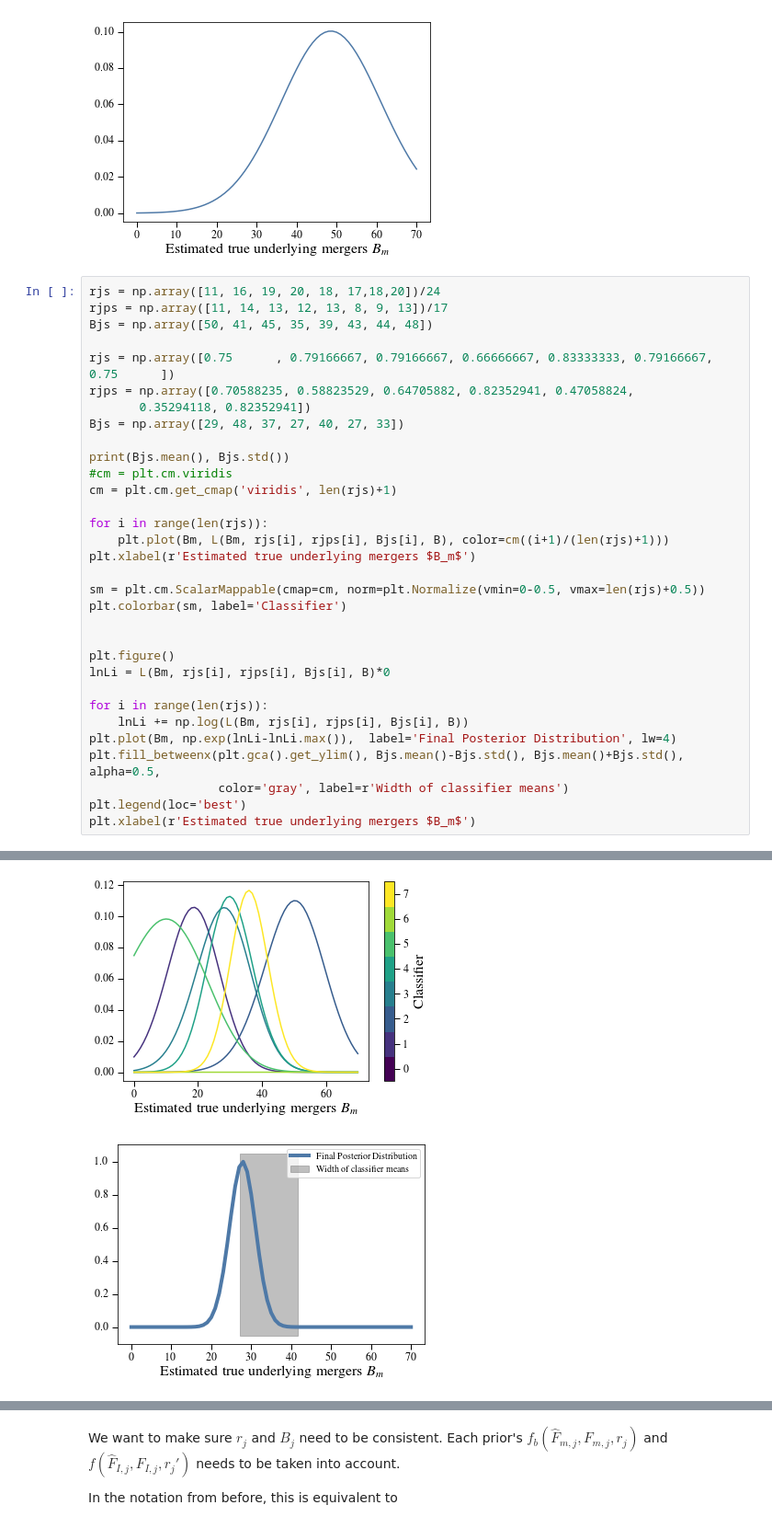
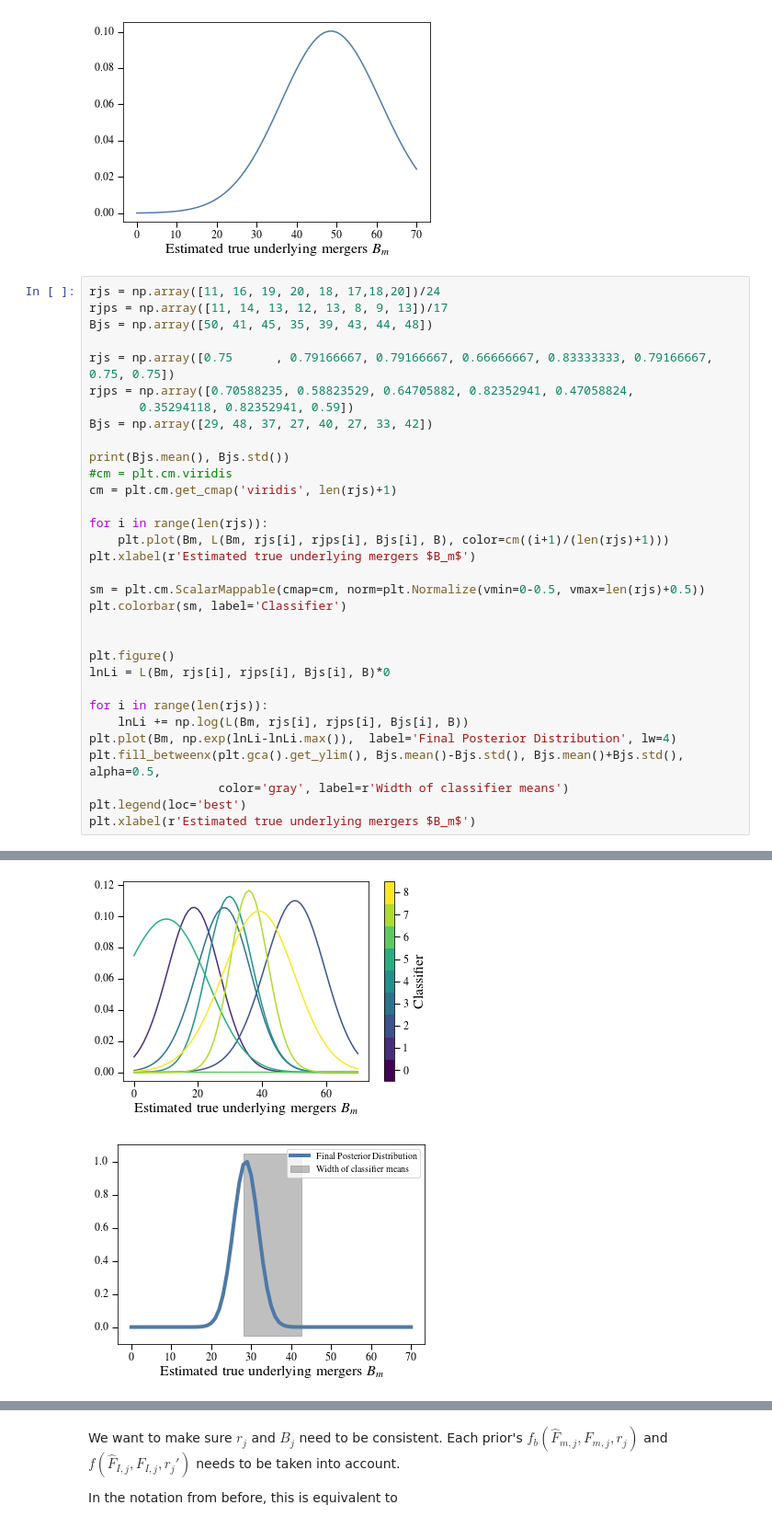
Before and after one commit to dncnwtts/merger_classification, a Jupyter notebook: classification_emcee.ipynb, the cells around one changed output, grey strips where cells are left out. Shown at 92% size. Drawn from its saved outputs; the diff is of its cells as text.

```diff
--- a/classification_emcee.ipynb
+++ b/classification_emcee.ipynb
@@ -79,10 +82,10 @@ rjs = np.array([11, 16, 19, 20, 18, 17,18,20])/24
 rjps = np.array([11, 14, 13, 12, 13, 8, 9, 13])/17
 Bjs = np.array([50, 41, 45, 35, 39, 43, 44, 48])
 
-rjs = np.array([0.75      , 0.79166667, 0.79166667, 0.66666667, 0.83333333, 0.79166667, 0.75      ])
+rjs = np.array([0.75      , 0.79166667, 0.79166667, 0.66666667, 0.83333333, 0.79166667, 0.75, 0.75])
 rjps = np.array([0.70588235, 0.58823529, 0.64705882, 0.82352941, 0.47058824,
-       0.35294118, 0.82352941])
-Bjs = np.array([29, 48, 37, 27, 40, 27, 33])
+       0.35294118, 0.82352941, 0.59])
+Bjs = np.array([29, 48, 37, 27, 40, 27, 33, 42])
 
 print(Bjs.mean(), Bjs.std())
 #cm = plt.cm.viridis
@@ -111,6 +114,6 @@ plt.xlabel(r'Estimated true underlying mergers $B_m$')
 Text(0.5, 0, 'Estimated true underlying mergers $B_m$')
-[figure, old version]
+[figure, new version]
-[figure, old version]
+[figure, new version]
 # %%
 Like = np.exp(lnLi-lnLi.max())
 mu = sum(Bm*Like)/sum(Like)
```
Also changed, not shown: parts of 9 cells of this notebook.
